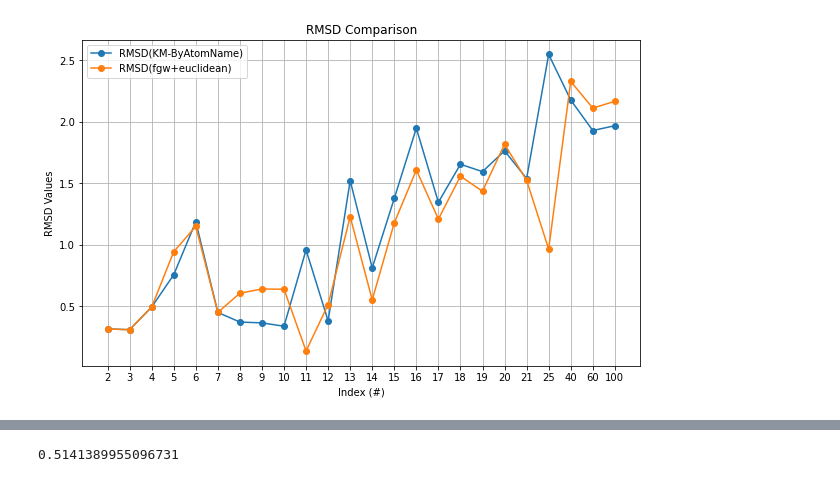
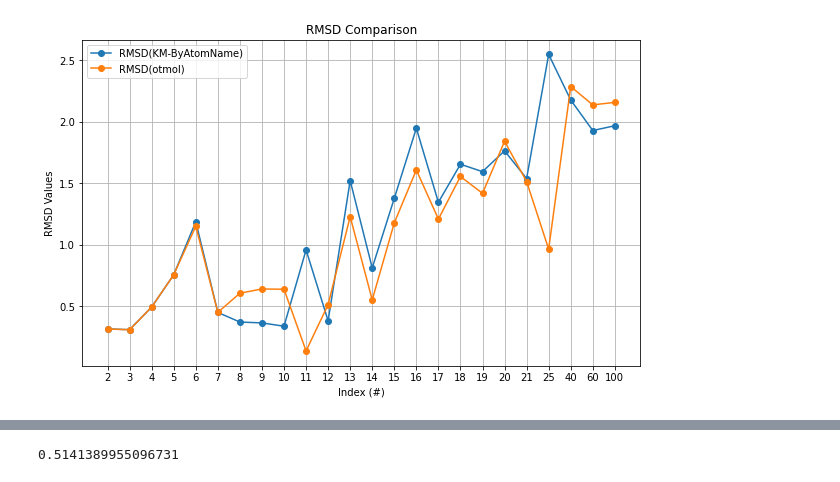
Before and after one commit to weixiaoqimath/otmol, a Jupyter notebook: otmol_arbalignWC.ipynb, the cells around one changed output, grey strips where cells are left out. Drawn from its saved outputs; the diff is of its cells as text; code cells hidden in the pictures.

```diff
--- a/otmol_arbalignWC.ipynb
+++ b/otmol_arbalignWC.ipynb
@@ -163,7 +163,7 @@ def Experiment(data_path: str = None,mol_pair: list = None, method: str = 'fgw',
         X_B = parse_and_permute_xyz(os.path.join(data_path, nameB + '.xyz'), np.array(np.arange(len(molB.atoms)/3), dtype=int))
         T_A, T_B = np.array(['O', 'H', 'H']*int(X_A.shape[0]/3), dtype=str), np.array(['O', 'H', 'H']*int(X_B.shape[0]/3), dtype=str)
         C = otm.tl.molecule_physchem_distance(T_A, T_B)
-        C = np.where(C>0, 1e12, C) # this makes O to O, H to H
+        C = np.where(C>0, 1e11, C) # this makes O to O, H to H
         #D_A = wc_D(X_A)
         #D_B = wc_D(X_B)
         D_A = distance_matrix(X_A, X_A)
@@ -191,7 +191,7 @@ def Experiment(data_path: str = None,mol_pair: list = None, method: str = 'fgw',
                     p_best = p
                     P_best = P_ot
                     alpha_best = alpha
-            optimal_assignment = np.argmax(P_best, axis=1)
+        optimal_assignment = np.argmax(P_best, axis=1)
 
         if len(np.unique(optimal_assignment)) != X_A.shape[0]: # check if the assignment is 1 to 1
             print(nameA, nameB, 'Warning: the assignment is not 1 to 1')
@@ -201,7 +201,7 @@ def Experiment(data_path: str = None,mol_pair: list = None, method: str = 'fgw',
         results.append({
             'nameA': nameA,
             'nameB': nameB,
-            'RMSD({}+{})'.format(method, D_matrix): rmsd_best,
+            'RMSD(otmol)': rmsd_best,
             '# atoms': X_A.shape[0],
             'alpha': alpha_best,
             'p': p_best,
@@ -216,7 +216,7 @@ data_path = "./DataArbAlign/Water-Clusters"
 #data_path = "./DataArbAlign/FGG"
 mol_pair_list_path = os.path.join(data_path, 'list')
 molecule_pairs = parse_molecule_pairs(mol_pair_list_path, mol_type='water cluster')
-otmol_res = Experiment(data_path, molecule_pairs, method='fgw', D_matrix='euclidean', alpha_list=np.linspace(0,0.5,1000), p_list=[1])
+otmol_res = Experiment(data_path, molecule_pairs, method='fgw', D_matrix='euclidean', alpha_list=np.linspace(0,0.1,1000), p_list=[1])
 #print(otmol_res)
 # %% [output]
 2-Cs-1 2-OpenC1 0.3156795628351815
@@ -241,24 +259,24 @@ otmol_res
 # %%
 # Concatenate otmol_res and df along the columns
 arbalign_res = pd.read_csv(os.path.join(data_path, 'rmsd-2017.dat'), sep='\s+')
 
 combined_df = pd.concat([otmol_res, arbalign_res], axis=1)
 
 # Plot the specified columns against the uniform index
-columns_to_plot = ["RMSD(KM-ByAtomName)", "RMSD(fgw+euclidean)"]
+columns_to_plot = ["RMSD(KM-ByAtomName)", "RMSD(otmol)"]
 
 plt.figure(figsize=(10, 6))
 # Plot each column against the uniform index
 for column in columns_to_plot:
     plt.plot(range(len(combined_df['#'])), combined_df[column], marker='o', label=column)
 
 # Update the x-axis ticks to show the actual values in the '#' column
 plt.xticks(range(len(combined_df['#'])), combined_df['#'])
 
 plt.title("RMSD Comparison")
 plt.xlabel("Index (#)")  # Reflect the '#' column in the label
 plt.ylabel("RMSD Values")
 plt.legend()
 plt.grid(True)
 # %% [output]
-[figure, old version]
+[figure, new version]
```
Also changed, not shown: parts of 4 cells of this notebook.
